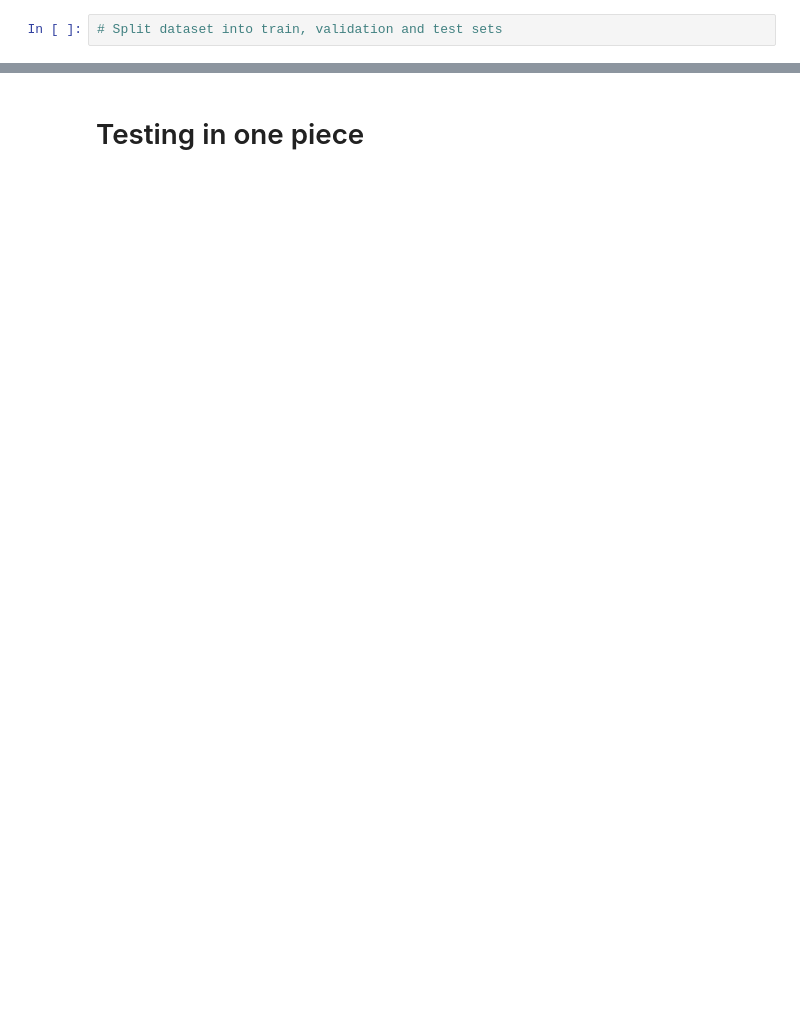
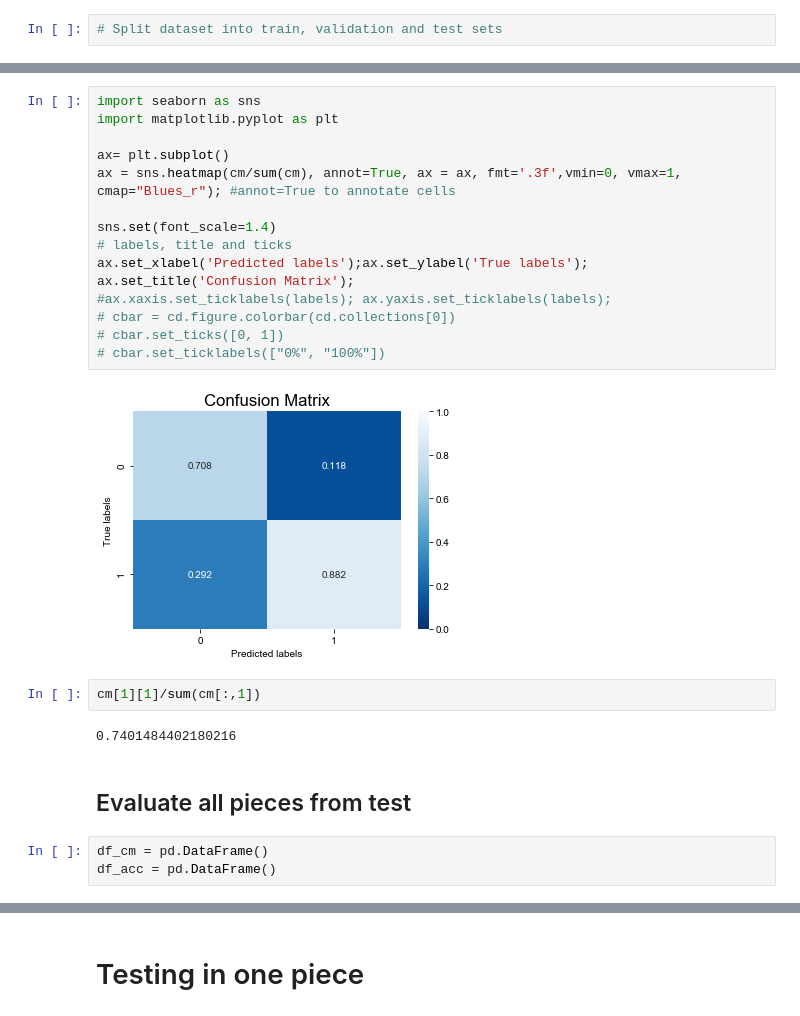
Before and after one commit to shayenne/vocaldetection, a Jupyter notebook: scripts/SeparateFeatures_SVD.ipynb, the cells around one changed output, grey strips where cells are left out. Cells and saved outputs as stored; diff of their text form; blank space fills up the shorter version.

```diff
--- a/scripts/SeparateFeatures_SVD.ipynb
+++ b/scripts/SeparateFeatures_SVD.ipynb
@@ -241,0 +291,26 @@ plot_cm(cm)
+# %%
+import seaborn as sns
+import matplotlib.pyplot as plt
+
+ax= plt.subplot()
+ax = sns.heatmap(cm/sum(cm), annot=True, ax = ax, fmt='.3f',vmin=0, vmax=1,  cmap="Blues_r"); #annot=True to annotate cells
+
+sns.set(font_scale=1.4)
+# labels, title and ticks
+ax.set_xlabel('Predicted labels');ax.set_ylabel('True labels');
+ax.set_title('Confusion Matrix');
+#ax.xaxis.set_ticklabels(labels); ax.yaxis.set_ticklabels(labels);
+# cbar = cd.figure.colorbar(cd.collections[0])
+# cbar.set_ticks([0, 1])
+# cbar.set_ticklabels(["0%", "100%"])
+# %% [output]
+[figure, added]
+# %%
+cm[1][1]/sum(cm[:,1])
+# %% [output]
+0.7401484402180216
+# %% [markdown]
+## Evaluate all pieces from test
+# %%
+df_cm = pd.DataFrame()
+df_acc = pd.DataFrame()
```
Also changed, not shown: parts of 75 cells of this notebook, 1 other file.
